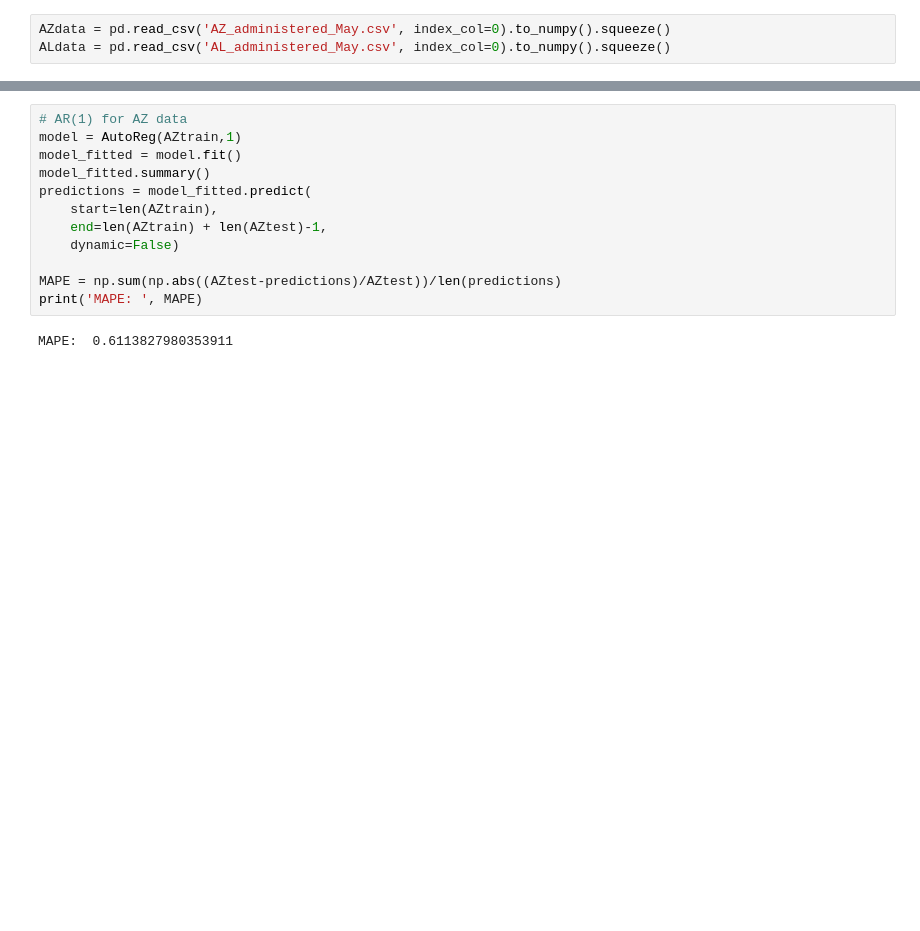
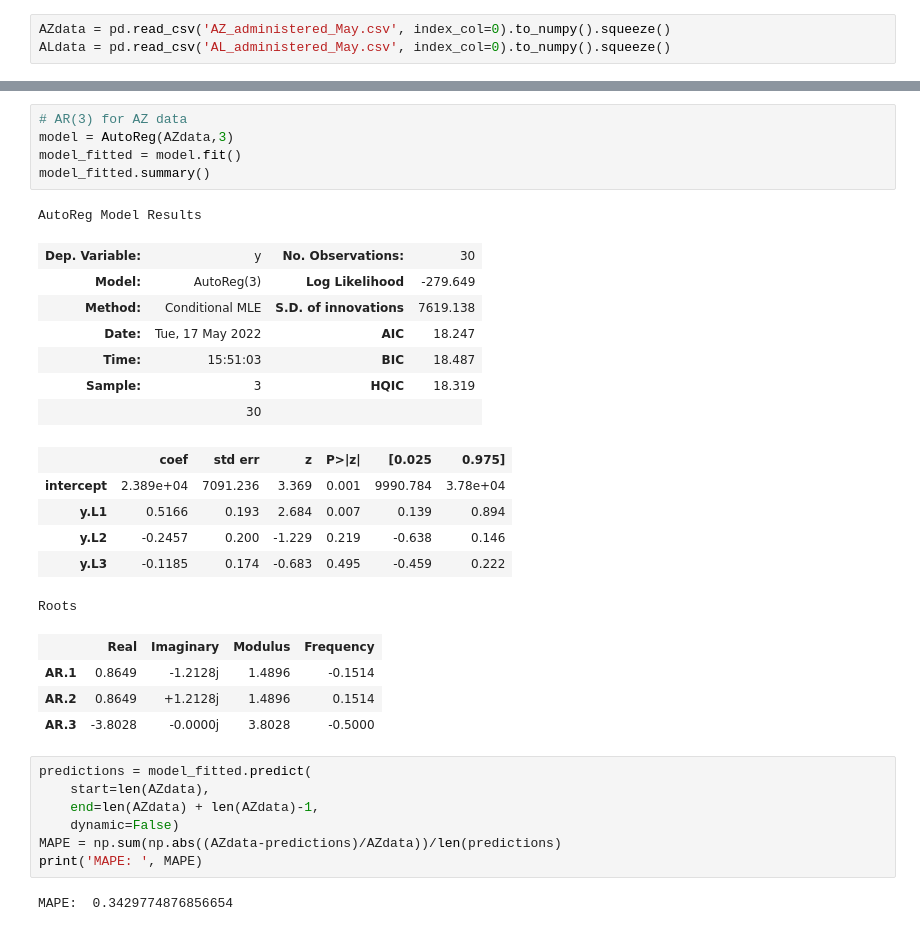
Before and after one commit to DJX1995/CSE544_Project, a Jupyter notebook: code/part_d.ipynb, the cells around one changed output, grey strips where cells are left out. Cells and saved outputs as stored; diff of their text form; blank space fills up the shorter version.

```diff
--- a/code/part_d.ipynb
+++ b/code/part_d.ipynb
@@ -13,14 +38,33 @@ ALtest = ALdata[23:]
+# %%
+# AR(3) for AZ data
+model = AutoReg(AZdata,3)
+model_fitted = model.fit()
+model_fitted.summary()
+# %% [output]
+AutoReg Model Results
+| Dep. Variable: | y | No. Observations: | 30 |
+| Model: | AutoReg(3) | Log Likelihood | -279.649 |
+| Method: | Conditional MLE | S.D. of innovations | 7619.138 |
+| Date: | Tue, 17 May 2022 | AIC | 18.247 |
+| Time: | 15:51:03 | BIC | 18.487 |
+| Sample: | 3 | HQIC | 18.319 |
+|  | 30 |  |  |
+|  | coef | std err | z | P>|z| | [0.025 | 0.975] |
+| intercept | 2.389e+04 | 7091.236 | 3.369 | 0.001 | 9990.784 | 3.78e+04 |
+| y.L1 | 0.5166 | 0.193 | 2.684 | 0.007 | 0.139 | 0.894 |
+| y.L2 | -0.2457 | 0.200 | -1.229 | 0.219 | -0.638 | 0.146 |
+| y.L3 | -0.1185 | 0.174 | -0.683 | 0.495 | -0.459 | 0.222 |
+Roots
+|  | Real | Imaginary | Modulus | Frequency |
+| AR.1 | 0.8649 | -1.2128j | 1.4896 | -0.1514 |
+| AR.2 | 0.8649 | +1.2128j | 1.4896 | 0.1514 |
+| AR.3 | -3.8028 | -0.0000j | 3.8028 | -0.5000 |
 # %%
-# AR(1) for AZ data
-model = AutoReg(AZtrain,1)
-model_fitted = model.fit()
-model_fitted.summary()
 predictions = model_fitted.predict(
-    start=len(AZtrain),
-    end=len(AZtrain) + len(AZtest)-1,
+    start=len(AZdata),
+    end=len(AZdata) + len(AZdata)-1,
     dynamic=False)
-
-MAPE = np.sum(np.abs((AZtest-predictions)/AZtest))/len(predictions)
+MAPE = np.sum(np.abs((AZdata-predictions)/AZdata))/len(predictions)
 print('MAPE: ', MAPE)
 # %% [output]
-MAPE:  0.6113827980353911
+MAPE:  0.3429774876856654
```
Also changed, not shown: parts of 21 cells of this notebook.
